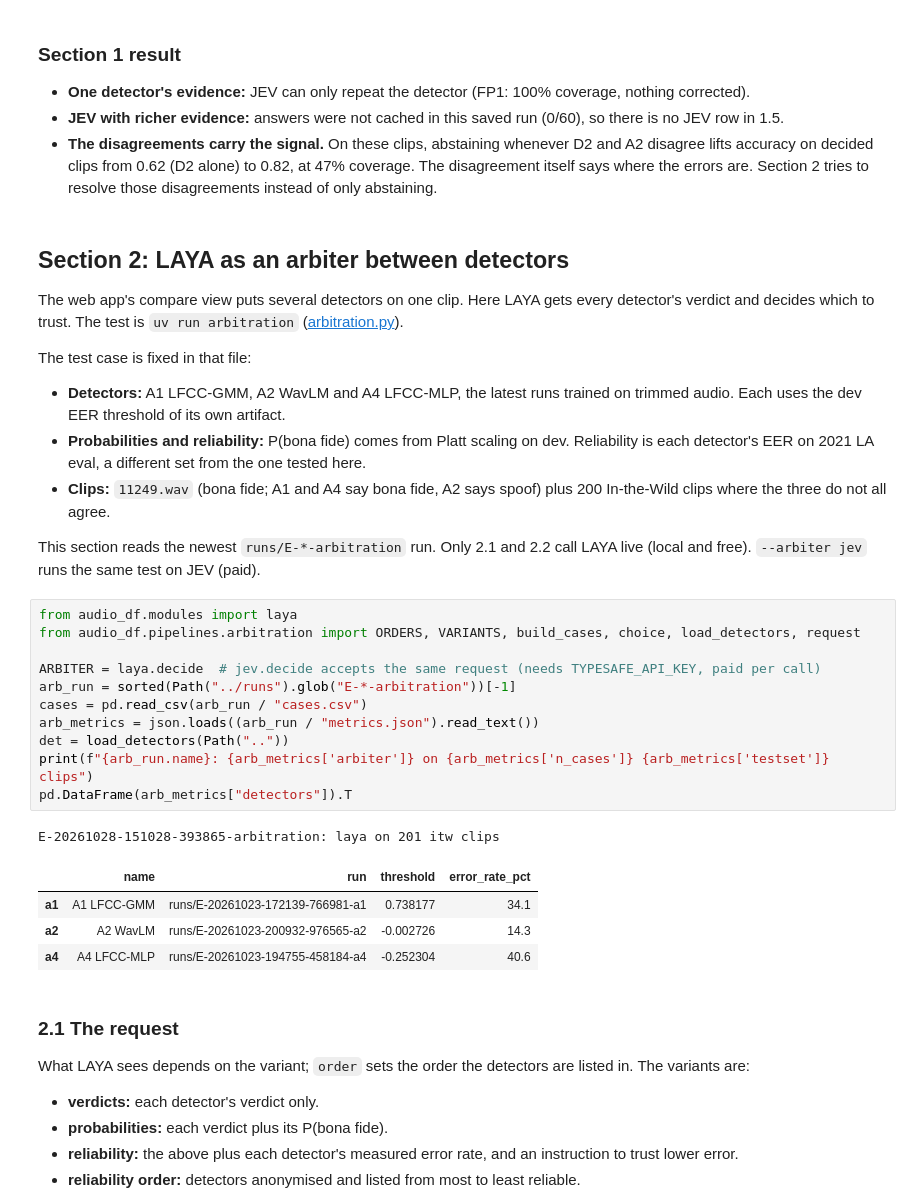
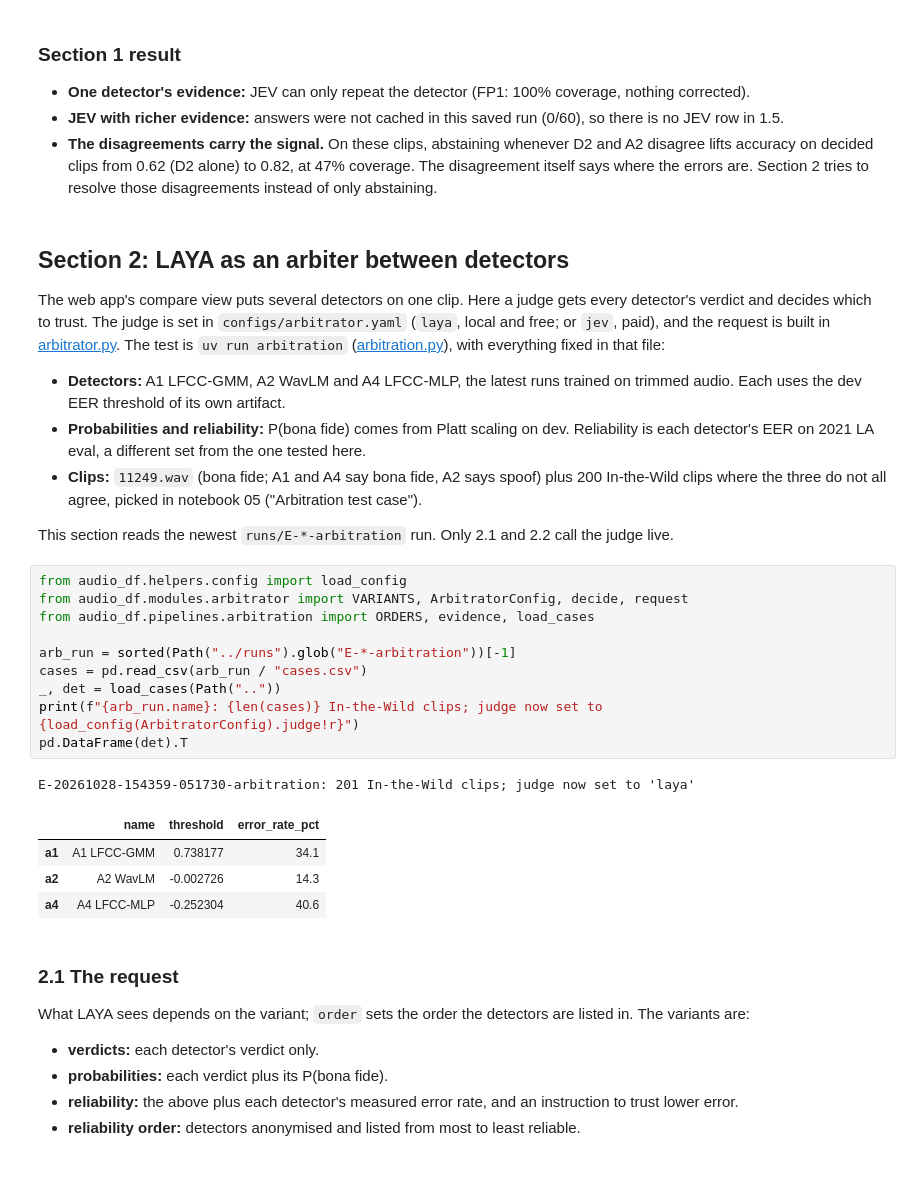
Before and after one commit to Qwenty228/GC2-EchoJEV, a Jupyter notebook: SystemCode/notebooks/06_jev.ipynb, the cells around one changed output. Saved outputs shown, nothing was run; the diff lists cells and outputs as text; blank space fills up the shorter version.

```diff
--- a/SystemCode/notebooks/06_jev.ipynb
+++ b/SystemCode/notebooks/06_jev.ipynb
@@ -194,36 +194,34 @@ pd.concat({g: pd.DataFrame({k: summarise(v, (pool.group == g).to_numpy()) for k,
   Section 2 tries to resolve those disagreements instead of only abstaining.
 # %% [markdown]
 ## Section 2: LAYA as an arbiter between detectors
-The web app's compare view puts several detectors on one clip. Here LAYA gets every detector's verdict and decides
-which to trust. The test is `uv run arbitration` ([arbitration.py](../src/audio_df/pipelines/arbitration.py)).
-
-The test case is fixed in that file:
+The web app's compare view puts several detectors on one clip. Here a judge gets every detector's verdict and
+decides which to trust. The judge is set in `configs/arbitrator.yaml` (`laya`, local and free; or `jev`, paid), and
+the request is built in [arbitrator.py](../src/audio_df/modules/arbitrator.py). The test is `uv run arbitration`
+([arbitration.py](../src/audio_df/pipelines/arbitration.py)), with everything fixed in that file:
 - **Detectors:** A1 LFCC-GMM, A2 WavLM and A4 LFCC-MLP, the latest runs trained on trimmed audio. Each uses the dev
   EER threshold of its own artifact.
 - **Probabilities and reliability:** P(bona fide) comes from Platt scaling on dev. Reliability is each detector's
   EER on 2021 LA eval, a different set from the one tested here.
 - **Clips:** `11249.wav` (bona fide; A1 and A4 say bona fide, A2 says spoof) plus 200 In-the-Wild clips where the
-  three do not all agree.
+  three do not all agree, picked in notebook 05 ("Arbitration test case").
 
-This section reads the newest `runs/E-*-arbitration` run. Only 2.1 and 2.2 call LAYA live (local and free).
-`--arbiter jev` runs the same test on JEV (paid).
+This section reads the newest `runs/E-*-arbitration` run. Only 2.1 and 2.2 call the judge live.
 # %%
-from audio_df.modules import laya
-from audio_df.pipelines.arbitration import ORDERS, VARIANTS, build_cases, choice, load_detectors, request
+from audio_df.helpers.config import load_config
+from audio_df.modules.arbitrator import VARIANTS, ArbitratorConfig, decide, request
+from audio_df.pipelines.arbitration import ORDERS, evidence, load_cases
 
-ARBITER = laya.decide  # jev.decide accepts the same request (needs TYPESAFE_API_KEY, paid per call)
 arb_run = sorted(Path("../runs").glob("E-*-arbitration"))[-1]
 cases = pd.read_csv(arb_run / "cases.csv")
-arb_metrics = json.loads((arb_run / "metrics.json").read_text())
-det = load_detectors(Path(".."))
-print(f"{arb_run.name}: {arb_metrics['arbiter']} on {arb_metrics['n_cases']} {arb_metrics['testset']} clips")
-pd.DataFrame(arb_metrics["detectors"]).T
+_, det = load_cases(Path(".."))
+print(f"{arb_run.name}: {len(cases)} In-the-Wild clips; judge now set to {load_config(ArbitratorConfig).judge!r}")
+pd.DataFrame(det).T
 # %% [output]
-E-20261028-151028-393865-arbitration: laya on 201 itw clips
+E-20261028-154359-051730-arbitration: 201 In-the-Wild clips; judge now set to 'laya'
-|  | name | run | threshold | error_rate_pct |
-| a1 | A1 LFCC-GMM | runs/E-20261023-172139-766981-a1 | 0.738177 | 34.1 |
-| a2 | A2 WavLM | runs/E-20261023-200932-976565-a2 | -0.002726 | 14.3 |
-| a4 | A4 LFCC-MLP | runs/E-20261023-194755-458184-a4 | -0.252304 | 40.6 |
+|  | name | threshold | error_rate_pct |
+| a1 | A1 LFCC-GMM | 0.738177 | 34.1 |
+| a2 | A2 WavLM | -0.002726 | 14.3 |
+| a4 | A4 LFCC-MLP | -0.252304 | 40.6 |
 # %% [markdown]
 ### 2.1 The request
 What LAYA sees depends on the variant; `order` sets the order the detectors are listed in. The variants are:
```
Also changed, not shown: parts of 4 cells of this notebook, 3 other files.
